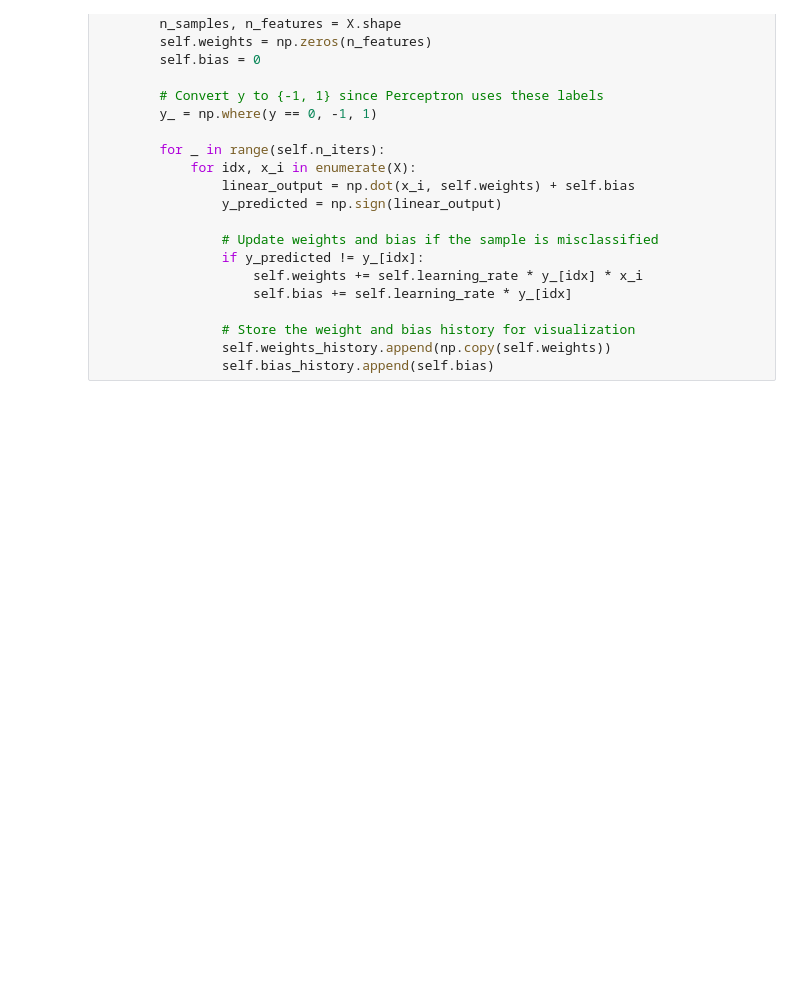
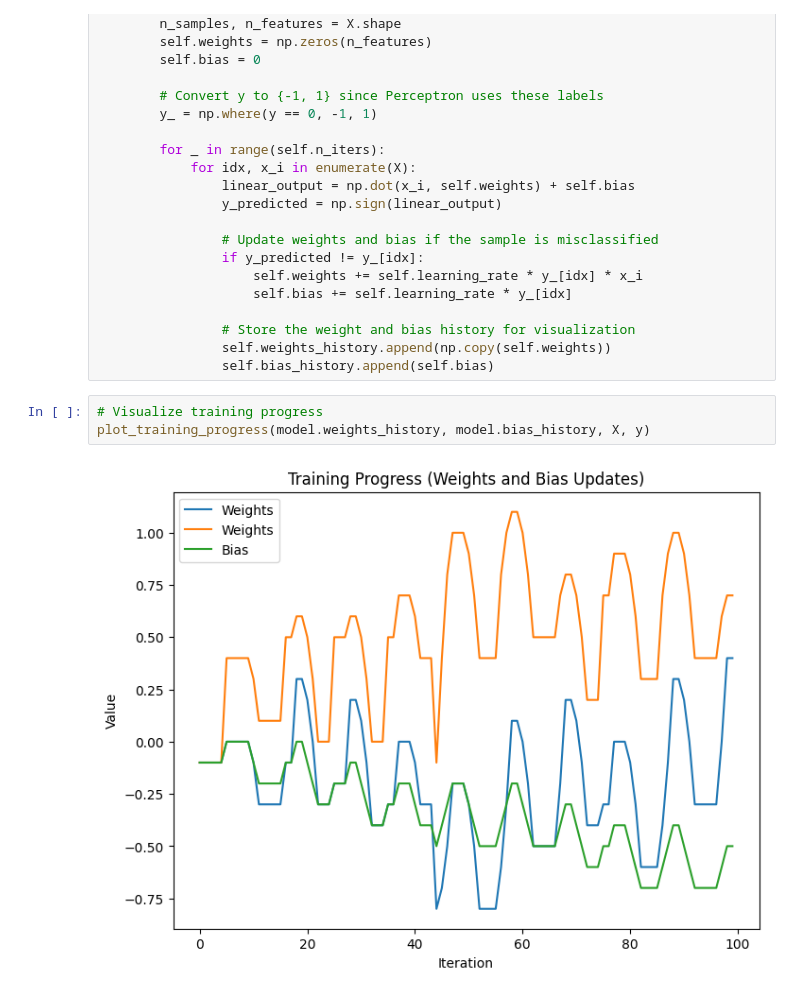
Before and after one commit to ajits-github/Machine_Learning_Concepts_without_libraries, a Jupyter notebook: Machine_Learning_Concepts_without_libraries.ipynb, the cells around one changed output. Saved outputs shown, nothing was run; the diff lists cells and outputs as text; blank space fills up the shorter version.

Commit message:
plot_training_progress

```diff
--- a/Machine_Learning_Concepts_without_libraries.ipynb
+++ b/Machine_Learning_Concepts_without_libraries.ipynb
@@ -3204,3 +3204,8 @@ class Perceptron:
                 # Store the weight and bias history for visualization
                 self.weights_history.append(np.copy(self.weights))
                 self.bias_history.append(self.bias)
+# %%
+# Visualize training progress
+plot_training_progress(model.weights_history, model.bias_history, X, y)
+# %% [output]
+[figure, added]
```
